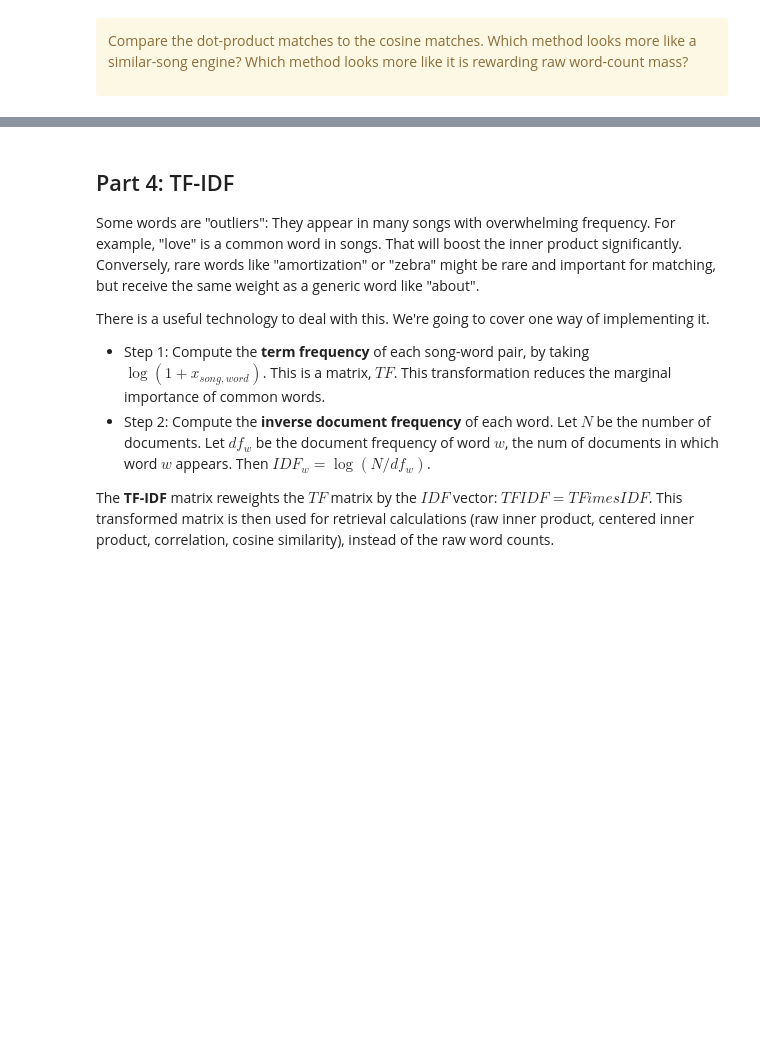
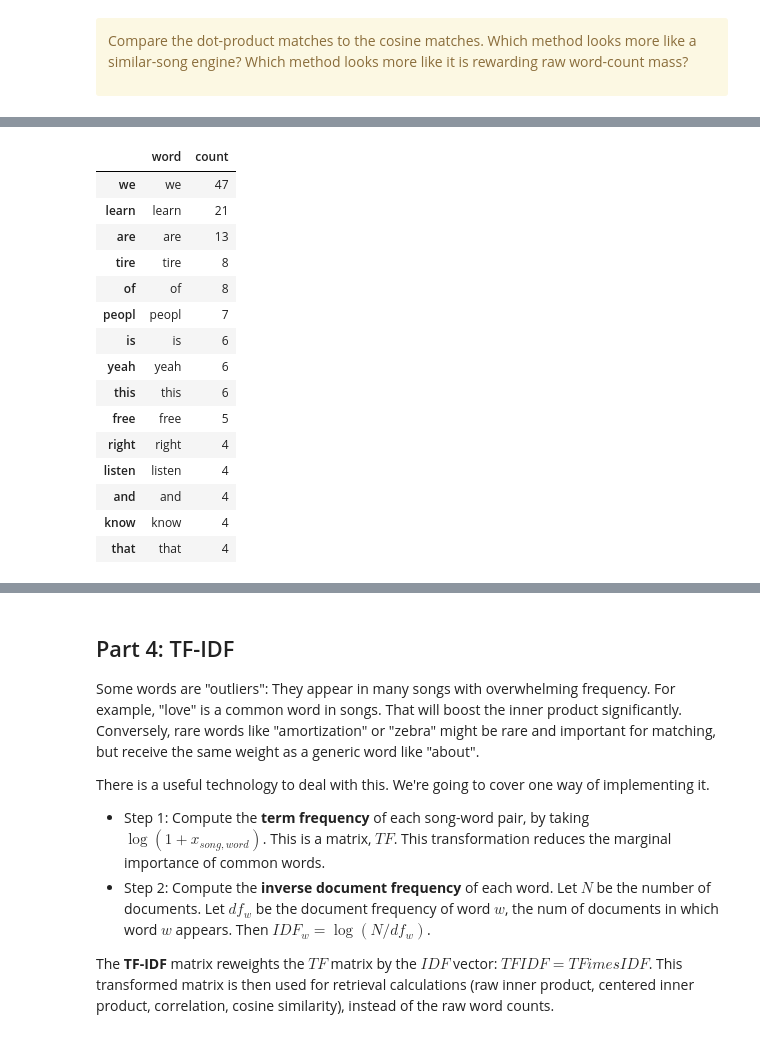
Before and after one commit to hdykens/UU_Lab_Repo, a Jupyter notebook: lab_02_in_class.ipynb, the cells around one changed output, grey strips where cells are left out. Drawn from its saved outputs; the diff is of its cells as text; code cells hidden in the pictures; blank space fills up the shorter version.

```diff
--- a/lab_02_in_class.ipynb
+++ b/lab_02_in_class.ipynb
@@ -362,0 +388,26 @@ Compare the dot-product matches to the cosine matches. Which method looks more l
+# %%
+# Ziggy Marley
+test = songs[songs['song_id']=="SOBLSVV12A8C13E4F8"]
+word_counts = pd.DataFrame({
+    "word": word_cols,
+    "count": test[word_cols].iloc[0].astype(int),
+})
+
+word_counts.query("count > 0").sort_values("count", ascending=False).head(15)
+# %% [output]
+|  | word | count |
+| we | we | 47 |
+| learn | learn | 21 |
+| are | are | 13 |
+| tire | tire | 8 |
+| of | of | 8 |
+| peopl | peopl | 7 |
+| is | is | 6 |
+| yeah | yeah | 6 |
+| this | this | 6 |
+| free | free | 5 |
+| right | right | 4 |
+| listen | listen | 4 |
+| and | and | 4 |
+| know | know | 4 |
+| that | that | 4 |
```
Also changed, not shown: parts of 4 cells of this notebook.
